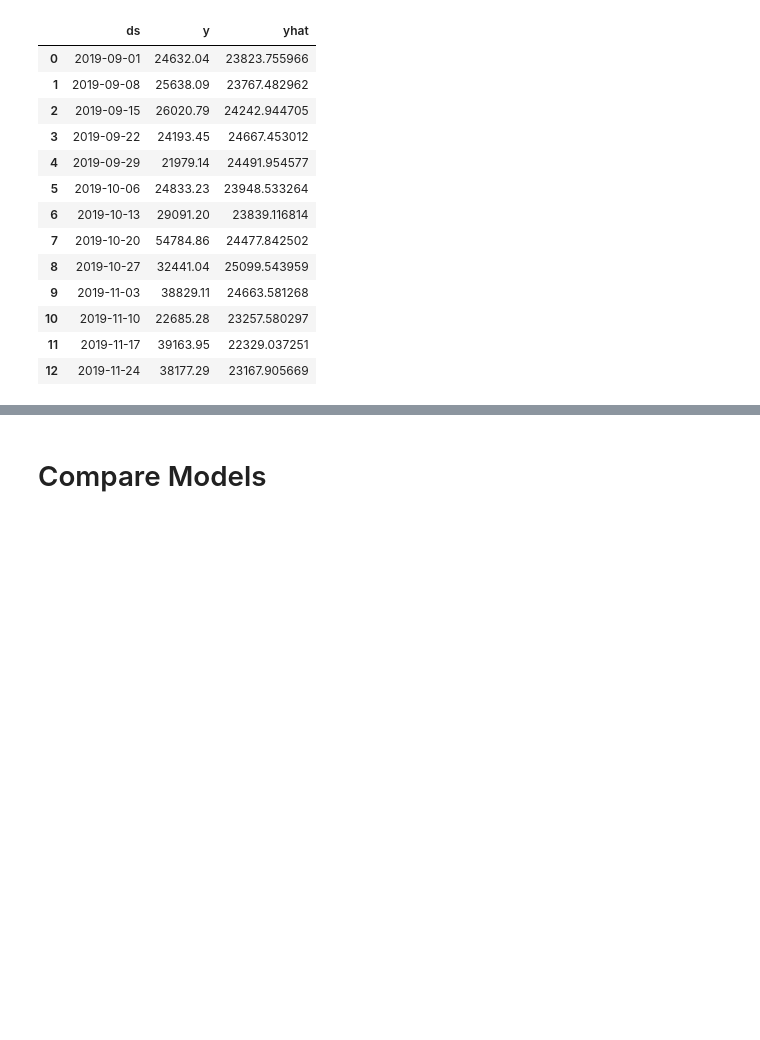
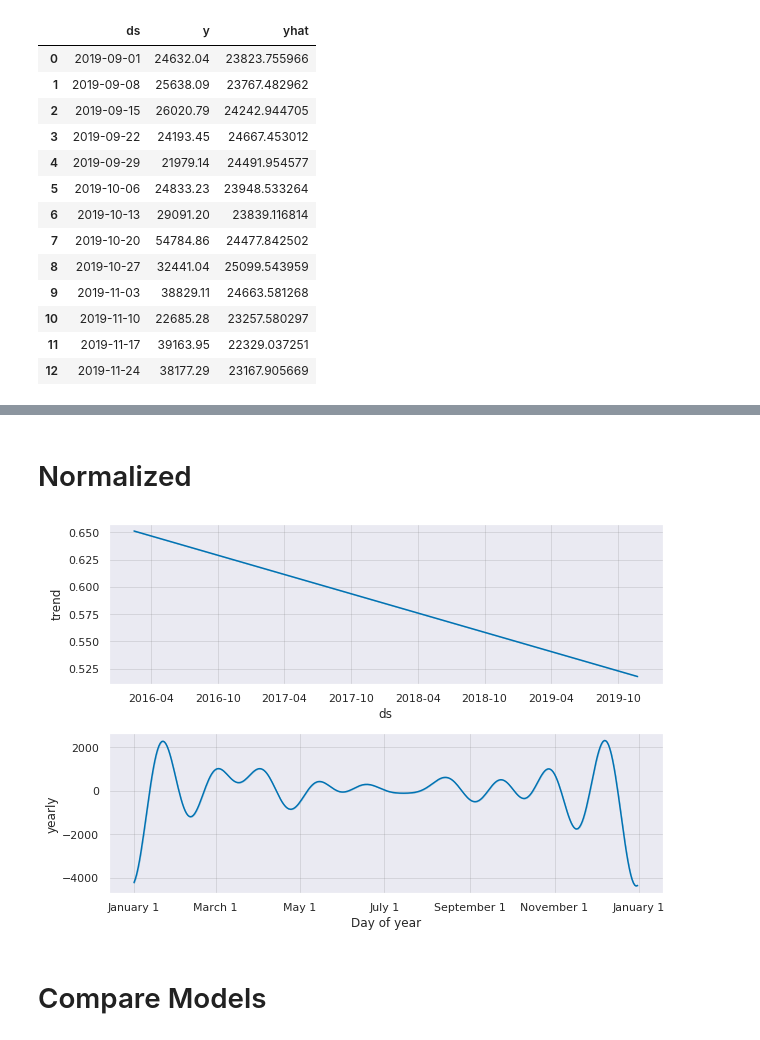
Before and after one commit to BlueOrangeDigital/TimeSeries, a Jupyter notebook: Prophet/By_Week.ipynb, the cells around one changed output, grey strips where cells are left out. Cells and saved outputs as stored; diff of their text form; code cells hidden in the pictures; blank space fills up the shorter version.

```diff
--- a/Prophet/By_Week.ipynb
+++ b/Prophet/By_Week.ipynb
@@ -151,0 +178,11 @@ compare_dates('2019-09-01', '2019-11-24', forecast, test)
+# %%
+m1 = Prophet(
+    weekly_seasonality=False,
+    daily_seasonality=False)
+m1.add_seasonality(
+    name='weekly',
+    period=5,
+    fourier_order=5)
+m1.fit(train)
+future1 = m1.make_future_dataframe(periods=13, freq='W')
+forecast1 = m1.predict(future1)
@@ -151,0 +236,2 @@ compare_dates('2019-09-01', '2019-11-24', forecast, test)
+# %% [markdown]
+# Normalized
@@ -152,2 +250,6 @@ compare_dates('2019-09-01', '2019-11-24', forecast, test)
+# %%
+fig_decompose = m.plot_components(forecast4)
+# %% [output]
+[figure, added]
 # %% [markdown]
 # Compare Models
```
Also changed, not shown: parts of 12 cells of this notebook.
